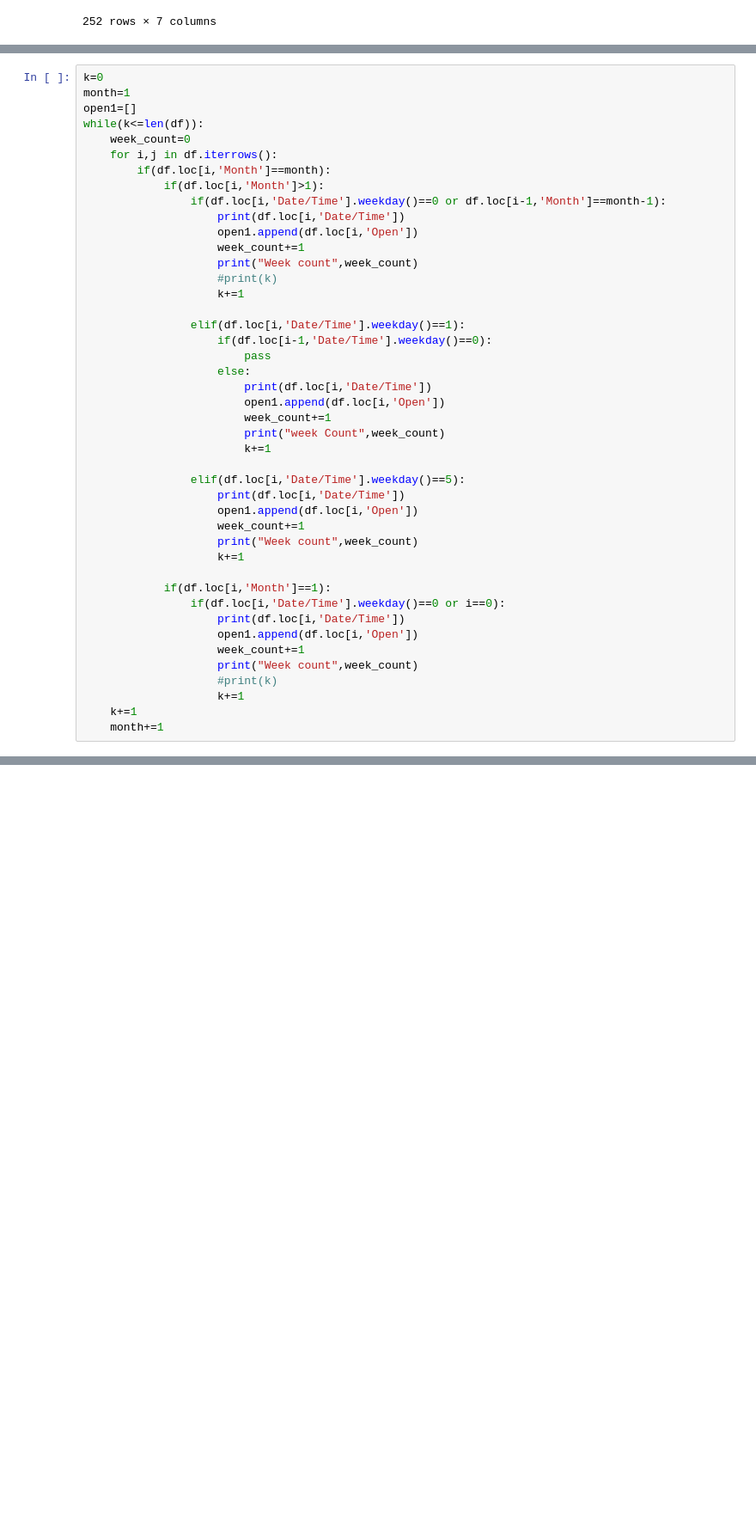
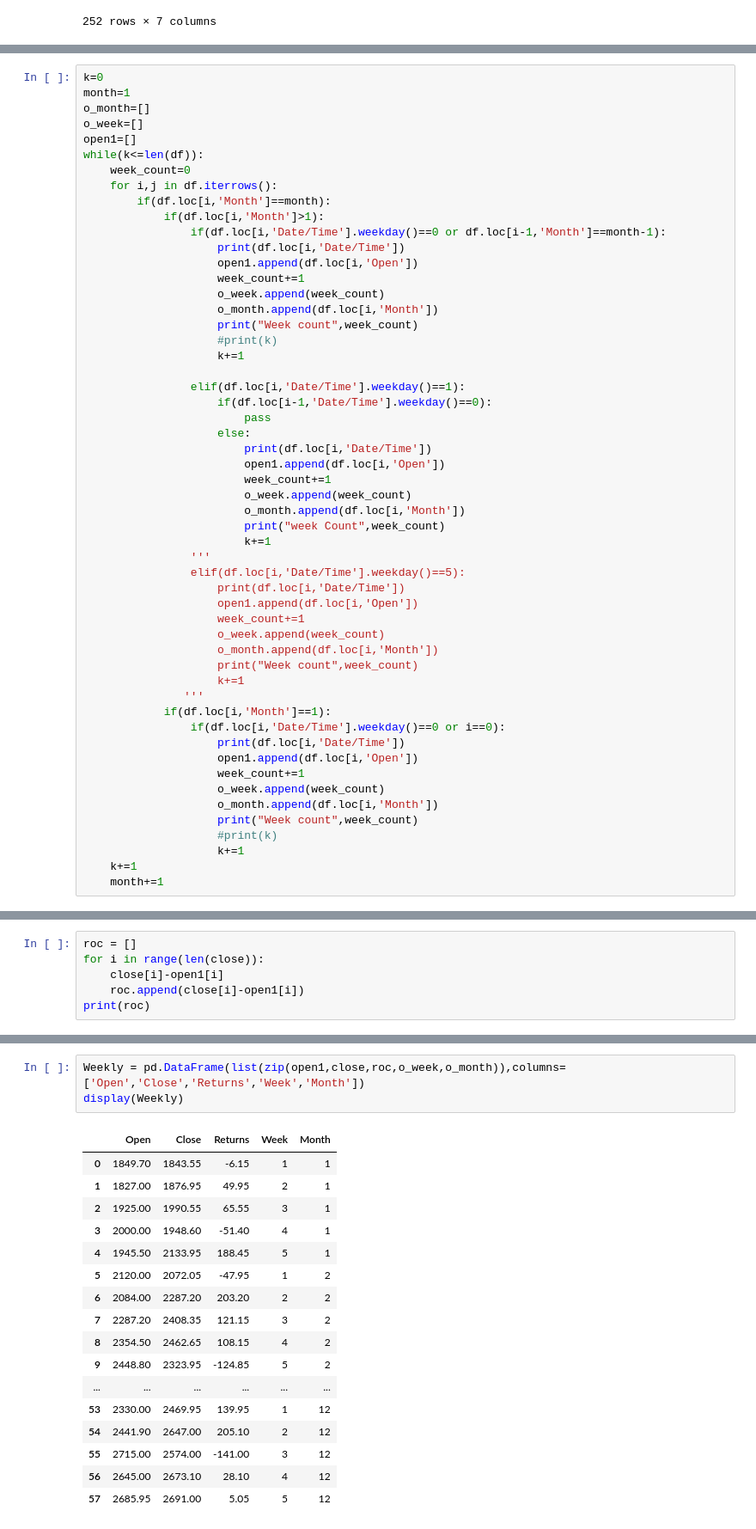
Before and after one commit to Vishu1910/SwanCapital, a Jupyter notebook: Python/Assignment 4/Assignment 4.ipynb, the cells around one changed output, grey strips where cells are left out. Shown at 86% size. Cells and saved outputs as stored; diff of their text form; blank space fills up the shorter version.

```diff
--- a/Python/Assignment 4/Assignment 4.ipynb
+++ b/Python/Assignment 4/Assignment 4.ipynb
@@ -112,6 +136,8 @@ print(close)
 # %%
 k=0
 month=1
+o_month=[]
+o_week=[]
 open1=[]
 while(k<=len(df)):
     week_count=0
@@ -122,6 +148,8 @@ while(k<=len(df)):
                     print(df.loc[i,'Date/Time'])
                     open1.append(df.loc[i,'Open'])
                     week_count+=1
+                    o_week.append(week_count)
+                    o_month.append(df.loc[i,'Month'])
                     print("Week count",week_count)
                     #print(k)
                     k+=1
@@ -133,21 +161,27 @@ while(k<=len(df)):
                         print(df.loc[i,'Date/Time'])
                         open1.append(df.loc[i,'Open'])
                         week_count+=1
+                        o_week.append(week_count)
+                        o_month.append(df.loc[i,'Month'])
                         print("week Count",week_count)
                         k+=1
-
+                '''
                 elif(df.loc[i,'Date/Time'].weekday()==5):
                     print(df.loc[i,'Date/Time'])
                     open1.append(df.loc[i,'Open'])
                     week_count+=1
+                    o_week.append(week_count)
+                    o_month.append(df.loc[i,'Month'])
                     print("Week count",week_count)
                     k+=1
-
+               '''
             if(df.loc[i,'Month']==1):
                 if(df.loc[i,'Date/Time'].weekday()==0 or i==0):
                     print(df.loc[i,'Date/Time'])
                     open1.append(df.loc[i,'Open'])
                     week_count+=1
+                    o_week.append(week_count)
+                    o_month.append(df.loc[i,'Month'])
                     print("Week count",week_count)
                     #print(k)
                     k+=1
@@ -202,0 +218,6 @@ x = [1,2,4]
+# %%
+roc = []
+for i in range(len(close)):
+    close[i]-open1[i]
+    roc.append(close[i]-open1[i])
+print(roc)
@@ -202,0 +234,21 @@ x = [1,2,4]
+# %%
+Weekly = pd.DataFrame(list(zip(open1,close,roc,o_week,o_month)),columns=['Open','Close','Returns','Week','Month'])
+display(Weekly)
+# %% [output]
+|  | Open | Close | Returns | Week | Month |
+| 0 | 1849.70 | 1843.55 | -6.15 | 1 | 1 |
+| 1 | 1827.00 | 1876.95 | 49.95 | 2 | 1 |
+| 2 | 1925.00 | 1990.55 | 65.55 | 3 | 1 |
+| 3 | 2000.00 | 1948.60 | -51.40 | 4 | 1 |
+| 4 | 1945.50 | 2133.95 | 188.45 | 5 | 1 |
+| 5 | 2120.00 | 2072.05 | -47.95 | 1 | 2 |
+| 6 | 2084.00 | 2287.20 | 203.20 | 2 | 2 |
+| 7 | 2287.20 | 2408.35 | 121.15 | 3 | 2 |
+| 8 | 2354.50 | 2462.65 | 108.15 | 4 | 2 |
+| 9 | 2448.80 | 2323.95 | -124.85 | 5 | 2 |
+| ... | ... | ... | ... | ... | ... |
+| 53 | 2330.00 | 2469.95 | 139.95 | 1 | 12 |
+| 54 | 2441.90 | 2647.00 | 205.10 | 2 | 12 |
+| 55 | 2715.00 | 2574.00 | -141.00 | 3 | 12 |
+| 56 | 2645.00 | 2673.10 | 28.10 | 4 | 12 |
+| 57 | 2685.95 | 2691.00 | 5.05 | 5 | 12 |
```
Also changed, not shown: parts of 11 cells of this notebook.
